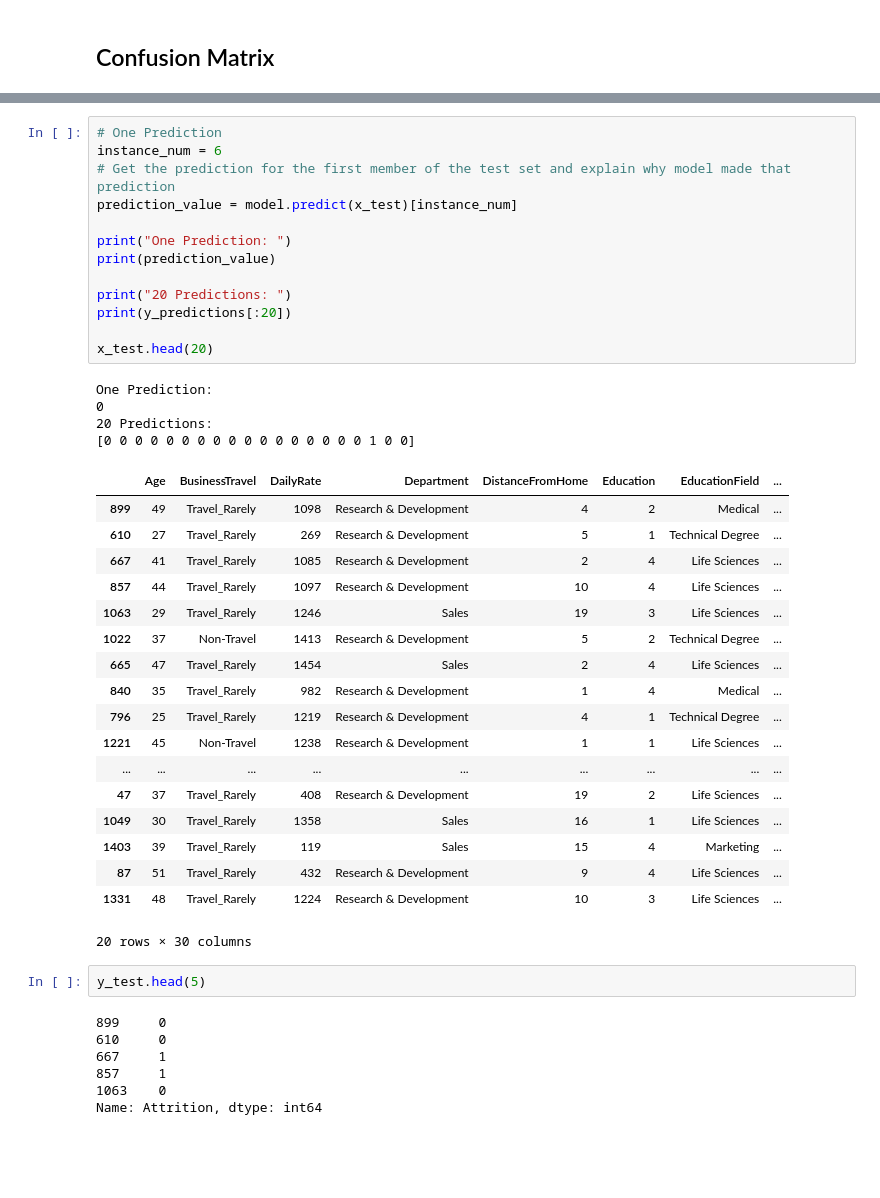
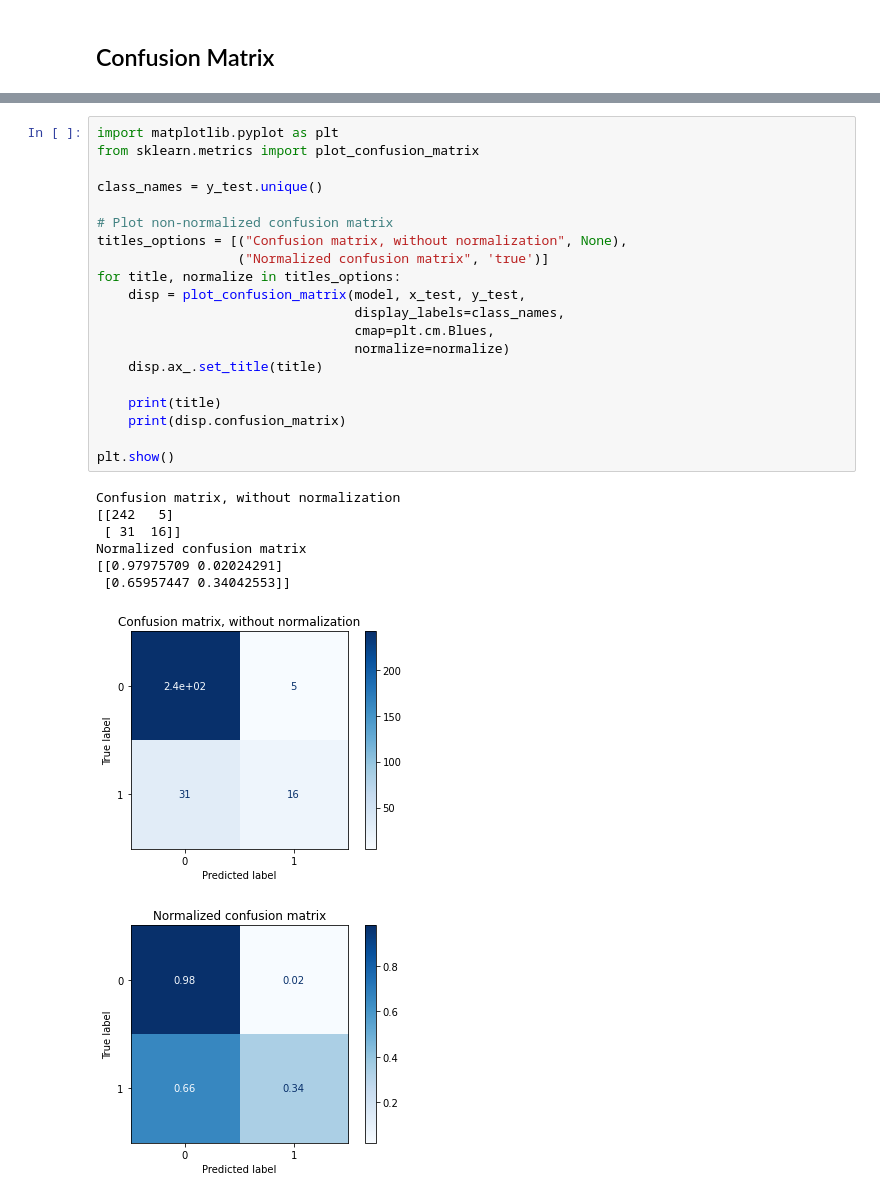
Before and after one commit to lucazav/Azure-Machine-Learning-Workshop, a Jupyter notebook: 2-training-inference/2.1-aml-training-and-hyperdrive/2-scikit-learn-remote-training-on-aml-compute-plus-hyperdrive/binayclassification-employee-attrition-aml-compute-notebook.ipynb, the cells around one changed output, grey strips where cells are left out. Drawn from its saved outputs; the diff is of its cells as text; blank space fills up the shorter version.

```diff
--- a/2-training-inference/2.1-aml-training-and-hyperdrive/2-scikit-learn-remote-training-on-aml-compute-plus-hyperdrive/binayclassification-employee-attrition-aml-compute-notebook.ipynb
+++ b/2-training-inference/2.1-aml-training-and-hyperdrive/2-scikit-learn-remote-training-on-aml-compute-plus-hyperdrive/binayclassification-employee-attrition-aml-compute-notebook.ipynb
@@ -800,45 +819,29 @@ plt.show()
-# %%
-# One Prediction
-instance_num = 6
-# Get the prediction for the first member of the test set and explain why model made that prediction
-prediction_value = model.predict(x_test)[instance_num]
-
-print("One Prediction: ")
-print(prediction_value)
-
-print("20 Predictions: ")
-print(y_predictions[:20])
-
-x_test.head(20)
-# %% [output]
-One Prediction:
-0
-20 Predictions:
-[0 0 0 0 0 0 0 0 0 0 0 0 0 0 0 0 0 1 0 0]
-|  | Age | BusinessTravel | DailyRate | Department | DistanceFromHome | Education | EducationField | ... |
-| 899 | 49 | Travel_Rarely | 1098 | Research & Development | 4 | 2 | Medical | ... |
-| 610 | 27 | Travel_Rarely | 269 | Research & Development | 5 | 1 | Technical Degree | ... |
-| 667 | 41 | Travel_Rarely | 1085 | Research & Development | 2 | 4 | Life Sciences | ... |
-| 857 | 44 | Travel_Rarely | 1097 | Research & Development | 10 | 4 | Life Sciences | ... |
-| 1063 | 29 | Travel_Rarely | 1246 | Sales | 19 | 3 | Life Sciences | ... |
-| 1022 | 37 | Non-Travel | 1413 | Research & Development | 5 | 2 | Technical Degree | ... |
-| 665 | 47 | Travel_Rarely | 1454 | Sales | 2 | 4 | Life Sciences | ... |
-| 840 | 35 | Travel_Rarely | 982 | Research & Development | 1 | 4 | Medical | ... |
-| 796 | 25 | Travel_Rarely | 1219 | Research & Development | 4 | 1 | Technical Degree | ... |
-| 1221 | 45 | Non-Travel | 1238 | Research & Development | 1 | 1 | Life Sciences | ... |
-| ... | ... | ... | ... | ... | ... | ... | ... | ... |
-| 47 | 37 | Travel_Rarely | 408 | Research & Development | 19 | 2 | Life Sciences | ... |
-| 1049 | 30 | Travel_Rarely | 1358 | Sales | 16 | 1 | Life Sciences | ... |
-| 1403 | 39 | Travel_Rarely | 119 | Sales | 15 | 4 | Marketing | ... |
-| 87 | 51 | Travel_Rarely | 432 | Research & Development | 9 | 4 | Life Sciences | ... |
-| 1331 | 48 | Travel_Rarely | 1224 | Research & Development | 10 | 3 | Life Sciences | ... |
-20 rows × 30 columns
-# %%
-y_test.head(5)
-# %% [output]
-899     0
-610     0
-667     1
-857     1
-1063    0
-Name: Attrition, dtype: int64
+# %%
+import matplotlib.pyplot as plt
+from sklearn.metrics import plot_confusion_matrix
+
+class_names = y_test.unique()
+
+# Plot non-normalized confusion matrix
+titles_options = [("Confusion matrix, without normalization", None),
+                  ("Normalized confusion matrix", 'true')]
+for title, normalize in titles_options:
+    disp = plot_confusion_matrix(model, x_test, y_test,
+                                 display_labels=class_names,
+                                 cmap=plt.cm.Blues,
+                                 normalize=normalize)
+    disp.ax_.set_title(title)
+
+    print(title)
+    print(disp.confusion_matrix)
+
+plt.show()
+# %% [output]
+Confusion matrix, without normalization
+[[242   5]
+ [ 31  16]]
+Normalized confusion matrix
+[[0.97975709 0.02024291]
+ [0.65957447 0.34042553]]
+[figure, added]
+[figure, added]
```
Also changed, not shown: parts of 28 cells of this notebook, 2 other files.
